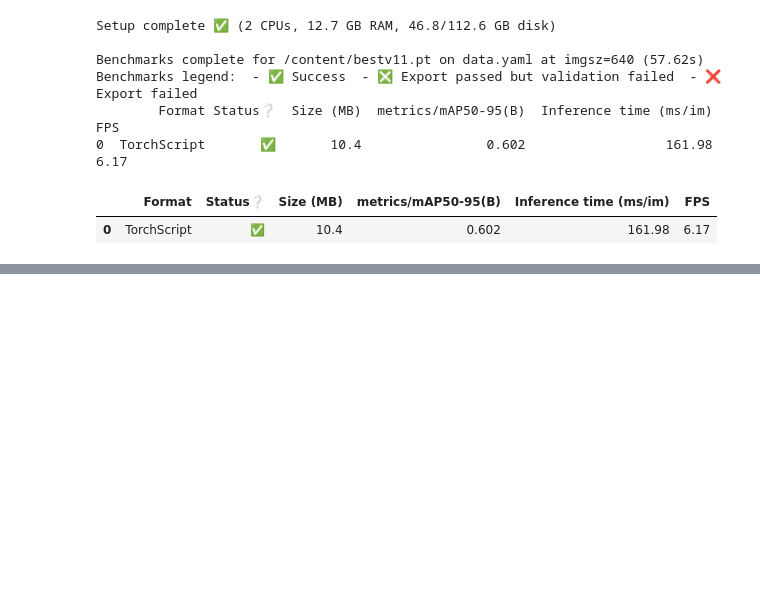
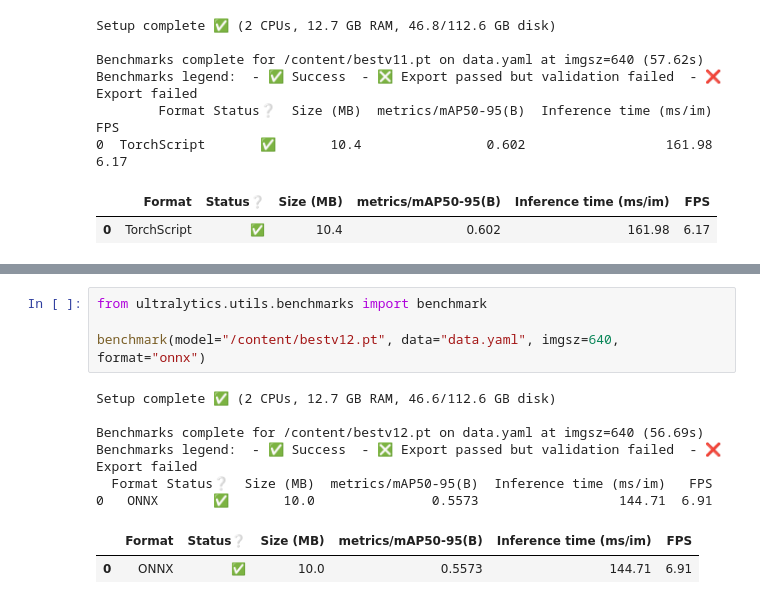
Before and after one commit to programminghunk/sugarcane, a Jupyter notebook: finalbenchmark.ipynb, the cells around one changed output, grey strips where cells are left out. Cells and saved outputs as stored; diff of their text form; blank space fills up the shorter version.

```diff
--- a/finalbenchmark.ipynb
+++ b/finalbenchmark.ipynb
@@ -267,3 +241,16 @@ from matplotlib import pyplot as plt
 _df_6.plot(kind='scatter', x='Size (MB)', y='metrics/mAP50-95(B)', s=32, alpha=.8)
 plt.gca().spines[['top', 'right',]].set_visible(False)
 ... (17 outputs left out)
+# %%
+from ultralytics.utils.benchmarks import benchmark
+
+benchmark(model="/content/bestv12.pt", data="data.yaml", imgsz=640, format="onnx")
+# %% [output]
+Setup complete ✅ (2 CPUs, 12.7 GB RAM, 46.6/112.6 GB disk)
+
+Benchmarks complete for /content/bestv12.pt on data.yaml at imgsz=640 (56.69s)
+Benchmarks legend:  - ✅ Success  - ❎ Export passed but validation failed  - ❌️ Export failed
+  Format Status❔  Size (MB)  metrics/mAP50-95(B)  Inference time (ms/im)   FPS
+0   ONNX       ✅       10.0               0.5573                  144.71  6.91
+|  | Format | Status❔ | Size (MB) | metrics/mAP50-95(B) | Inference time (ms/im) | FPS |
+| 0 | ONNX | ✅ | 10.0 | 0.5573 | 144.71 | 6.91 |
```
Also changed, not shown: parts of 19 cells of this notebook.
